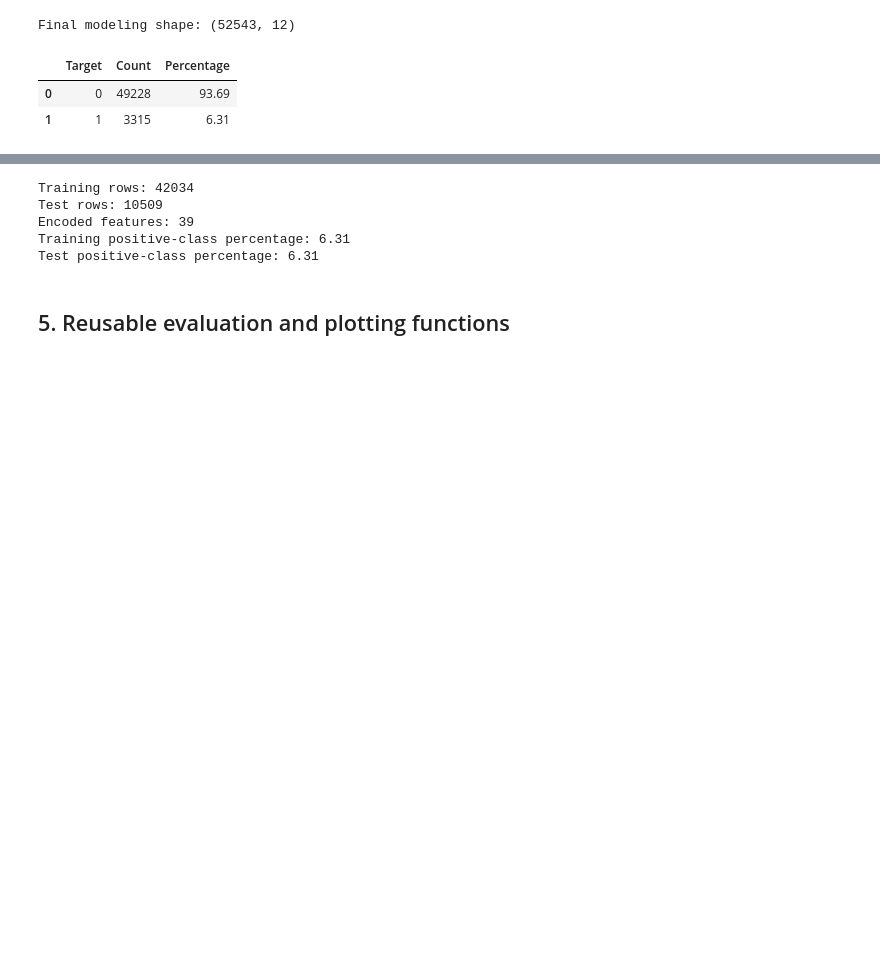
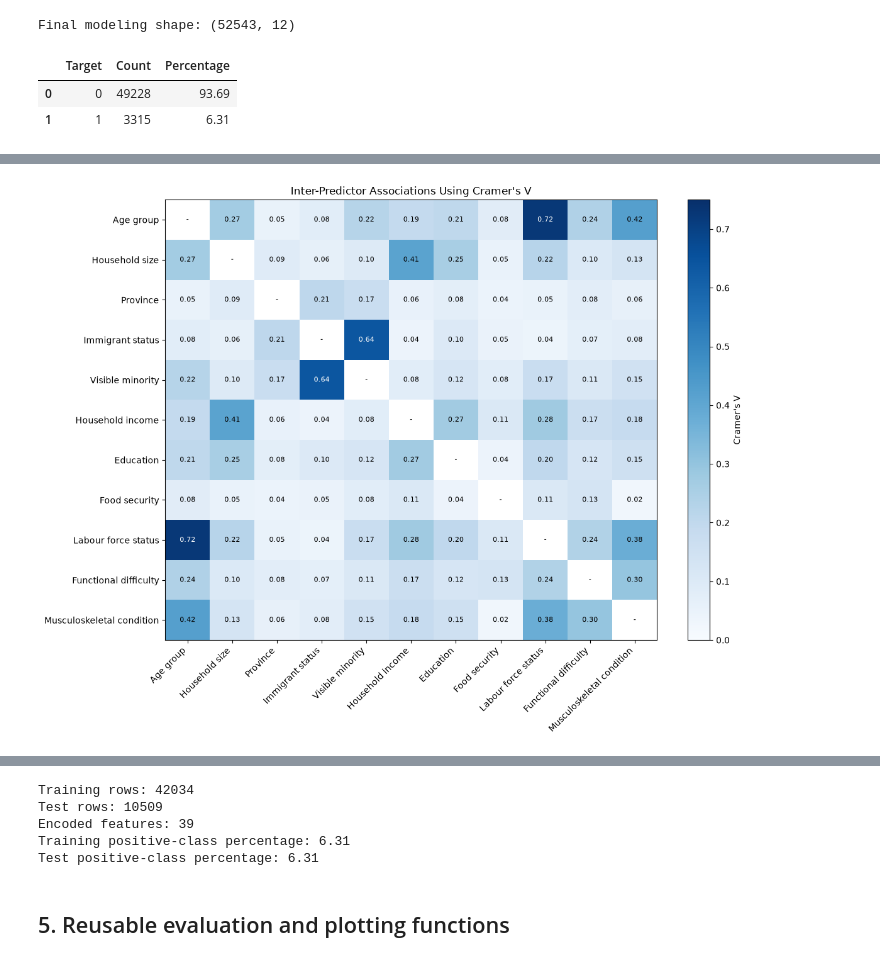
Before and after one commit to Khushboosingh1988/MRP_CCHS_2022, a Jupyter notebook: notebooks/03_predictive_modeling.ipynb, the cells around one changed output, grey strips where cells are left out. Drawn from its saved outputs; the diff is of its cells as text; code cells hidden in the pictures; blank space fills up the shorter version.

```diff
--- a/notebooks/03_predictive_modeling.ipynb
+++ b/notebooks/03_predictive_modeling.ipynb
@@ -213,0 +523,82 @@ Final modeling shape: (52543, 12)
+# %%
+# Improved heatmap of Cramer's V associations among independent variables
+
+# Short readable labels for the heatmap
+predictor_labels = {
+    "DHHGAGE": "Age group",
+    "DHHDGHSZ": "Household size",
+    "GEOGPRV": "Province",
+    "SDCDGIMM": "Immigrant status",
+    "SDCDVFLA": "Visible minority",
+    "INCDGHH": "Household income",
+    "EDDVH3": "Education",
+    "FSCDVHF2": "Food security",
+    "LBFDGWSS": "Labour force status",
+    "WDMDGDIF": "Functional difficulty",
+    "CCCDGSKL": "Musculoskeletal condition"
+}
+
+heatmap_labels = [predictor_labels[var] for var in predictor_vars]
+
+# Copy matrix and remove diagonal values for clearer visualization
+plot_matrix = iv_cramers_v_matrix.astype(float).copy()
+plot_matrix = plot_matrix.mask(np.eye(len(plot_matrix), dtype=bool))
+
+plt.figure(figsize=(12, 9))
+
+heatmap = plt.imshow(
+    plot_matrix,
+    aspect="auto",
+    cmap="Blues",
+    vmin=0,
+    vmax=0.75
+)
+
+plt.xticks(
+    ticks=np.arange(len(predictor_vars)),
+    labels=heatmap_labels,
+    rotation=45,
+    ha="right"
+)
+
+plt.yticks(
+    ticks=np.arange(len(predictor_vars)),
+    labels=heatmap_labels
+)
+
+plt.colorbar(heatmap, label="Cramer's V")
+plt.title("Inter-Predictor Associations Using Cramer's V")
+
+# Add values inside cells
+for i in range(len(predictor_vars)):
+    for j in range(len(predictor_vars)):
+        value = plot_matrix.iloc[i, j]
+
+        if pd.isna(value):
+            text = "-"
+            text_color = "black"
+        else:
+            text = f"{value:.2f}"
+            text_color = "white" if value >= 0.45 else "black"
+
+        plt.text(
+            j,
+            i,
+            text,
+            ha="center",
+            va="center",
+            fontsize=8,
+            color=text_color
+        )
+
+plt.tight_layout()
+
+plt.savefig(
+    "../outputs/figures/iv_cramers_v_heatmap.png",
+    dpi=300,
+    bbox_inches="tight"
+)
+
+plt.show()
+# %% [output]
+[figure, added]
```
Also changed, not shown: parts of 13 cells of this notebook.
